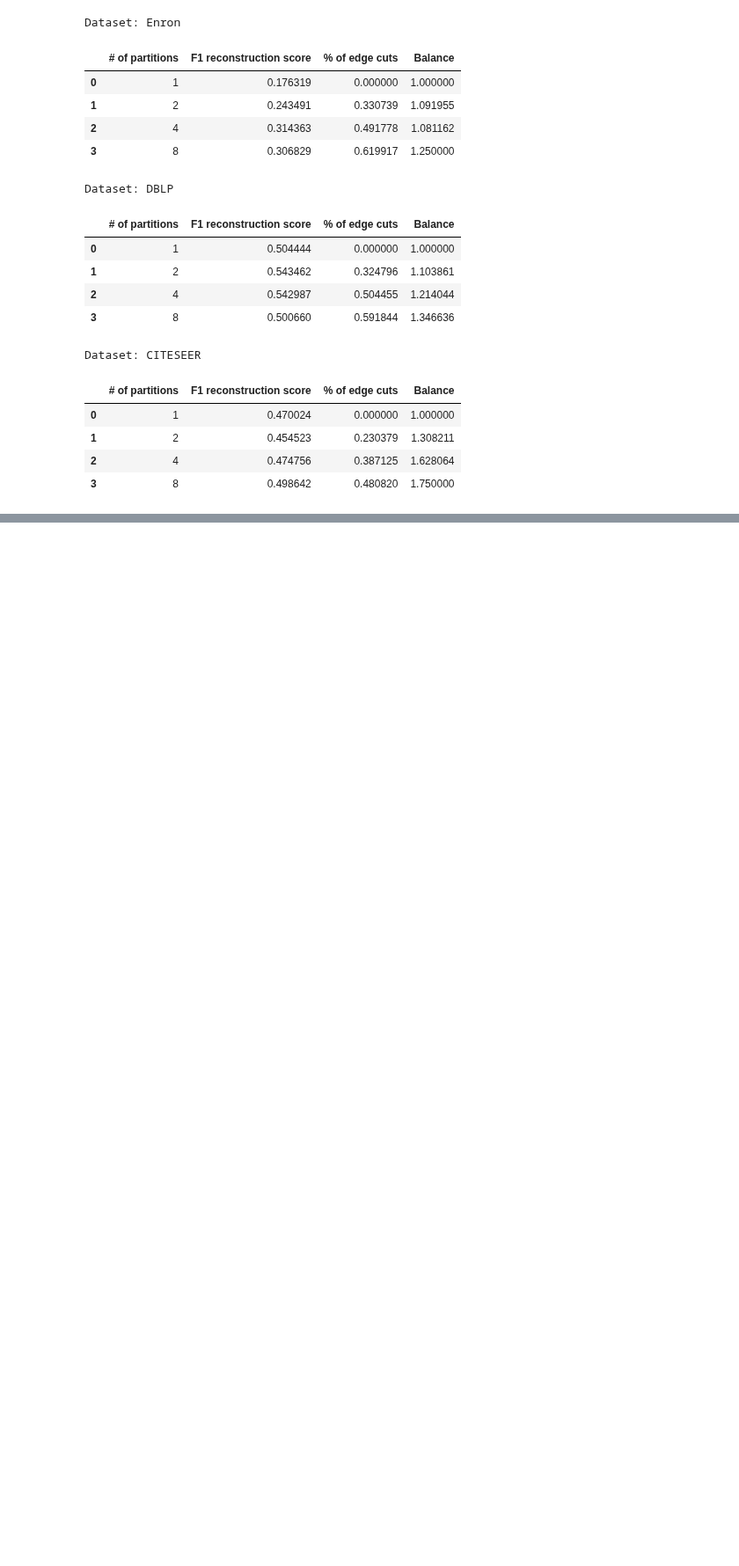
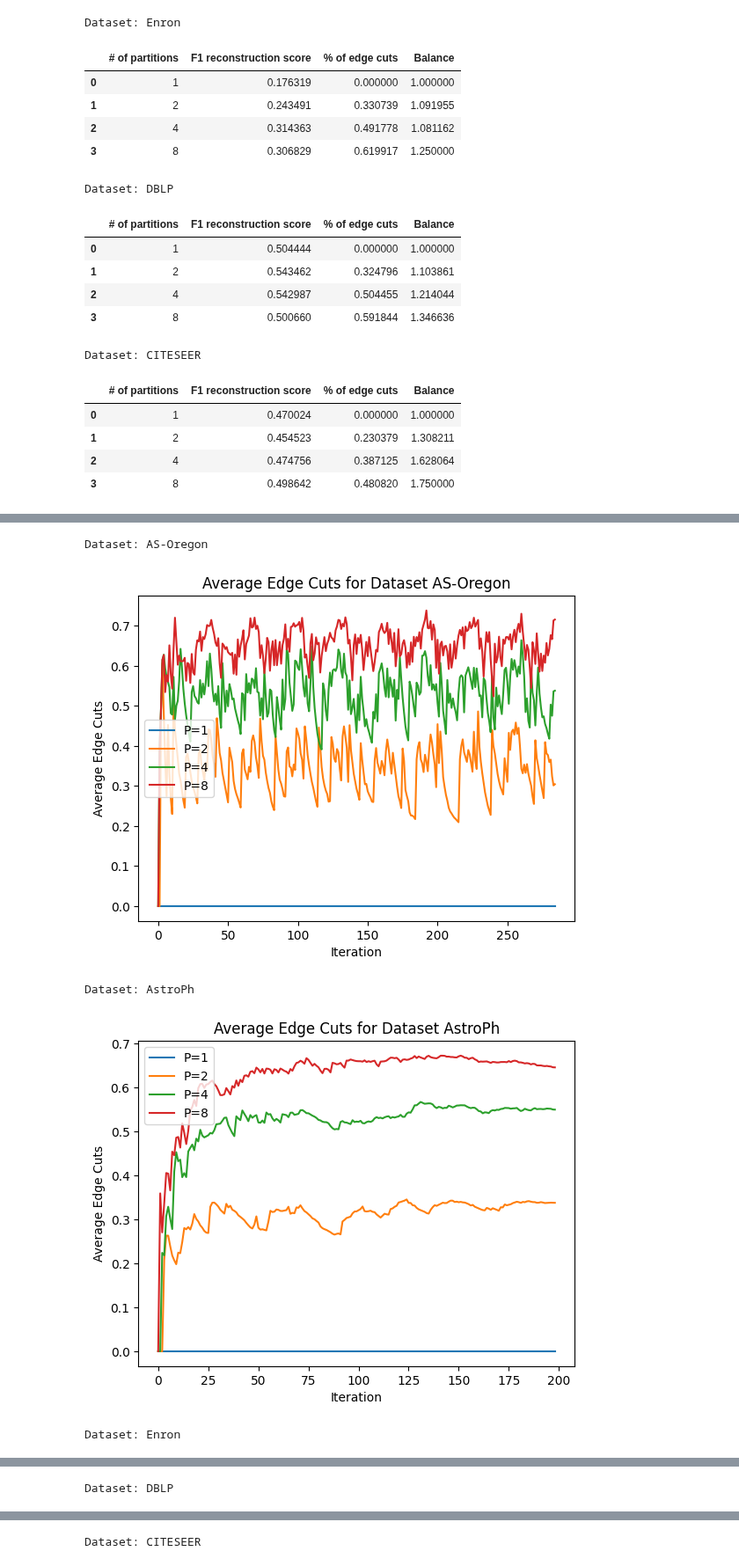
Before and after one commit to fantastic001/VertexVoyage, a Jupyter notebook: notebooks/analyze_results.ipynb, the cells around one changed output, grey strips where cells are left out. Shown at 88% size. Saved outputs shown, nothing was run; the diff lists cells and outputs as text; code cells hidden in the pictures; blank space fills up the shorter version.

```diff
--- a/notebooks/analyze_results.ipynb
+++ b/notebooks/analyze_results.ipynb
@@ -160,0 +233,31 @@ Dataset: CITESEER
+# %%
+import matplotlib.pyplot as plt
+import pandas as pd
+
+for dataset in all_datasets:
+    print(f"Dataset: {dataset}")
+    data = []
+    for partitions in sorted(all_partitions):
+        for rf in [1]:
+            key = (dataset, partitions, rf)
+            if key in everything:
+                f1s = everything[key]["average_f1s"]
+                # print("f1s: ", f1s)
+                # plt.plot(f1s, label=f"P={partitions}")
+                partition_sizes = everything[key]["runs"][0]["partition_sizes"] if everything[key]["runs"] else None
+                repartitionings = everything[key]["average_repartitionings"] if everything[key]["average_repartitionings"] is not None else None
+                repartitioning_percentages = everything[key]["average_repartitioning_percentages"] if everything[key]["average_repartitioning_percentages"] is not None else None
+                edge_cuts = everything[key]["average_edge_cuts"] if everything[key]["average_edge_cuts"] is not None else None
+                balance = everything[key]["average_balance"] if everything[key]["average_balance"] is not None else None
+                plt.plot(edge_cuts, label=f"P={partitions}")
+    plt.xlabel("Iteration")
+    plt.ylabel("Average Edge Cuts")
+    plt.title(f"Average Edge Cuts for Dataset {dataset}")
+    plt.legend()
+    plt.show()
+# %% [output]
+Dataset: AS-Oregon
+[figure, added]
+Dataset: AstroPh
+[figure, added]
+Dataset: Enron
@@ -160,0 +265 @@ Dataset: CITESEER
+Dataset: DBLP
@@ -160,0 +267 @@ Dataset: CITESEER
+Dataset: CITESEER
```
Also changed, not shown: parts of 4 cells of this notebook.
